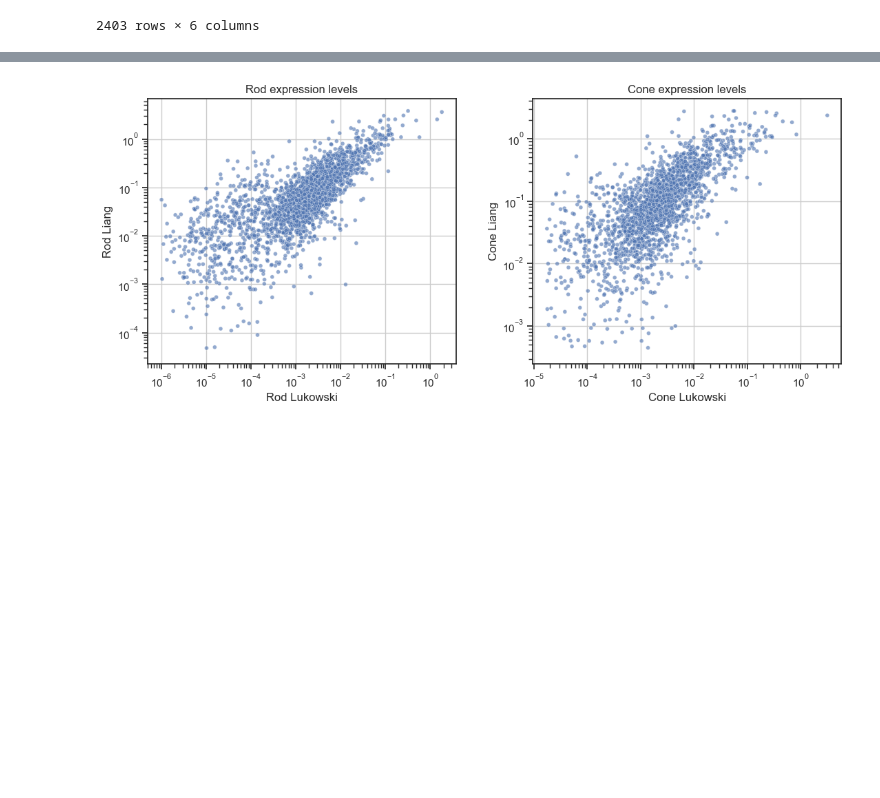
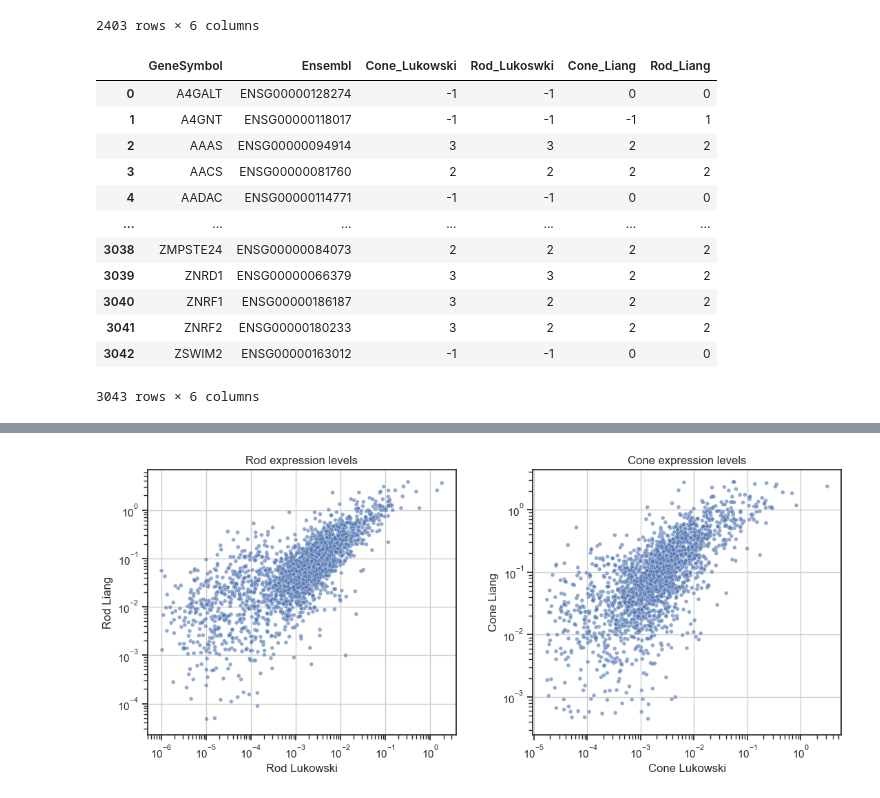
Before and after one commit to stellaprins/Human1_RPE-PR, a Jupyter notebook: jupyter/RPE-PR/finished analyses/compare_Liang_Lukowski_expression_data.ipynb, the cells around one changed output, grey strips where cells are left out. Drawn from its saved outputs; the diff is of its cells as text; code cells hidden in the pictures; blank space fills up the shorter version.

```diff
--- a/jupyter/RPE-PR/finished analyses/compare_Liang_Lukowski_expression_data.ipynb
+++ b/jupyter/RPE-PR/finished analyses/compare_Liang_Lukowski_expression_data.ipynb
@@ -35,6 +35,44 @@ Lukowski_Liang_expr_nonNaN
 | 3040 | ZNRF1 | ENSG00000186187 | 0.021722 | 0.000249 | 0.101025 | 0.041969 |
 | 3041 | ZNRF2 | ENSG00000180233 | 0.007478 | 0.000056 | 0.074184 | 0.023805 |
 2403 rows × 6 columns
+# %%
+def discretize_data(df):
+    import numpy as np
+    import pandas as pd
+    df_discretized = df.copy(deep=True)
+    for c in df.columns[2:]:
+        q25 = df_discretized[c].quantile([0.25]).values[0]
+        q75 = df_discretized[c].quantile([0.75]).values[0]
+        m1 = df_discretized.loc[:,c]<.00001
+        m2 = df_discretized.loc[:,c].between(.00001, q25)
+        m3 = df_discretized.loc[:,c].between(q25, q75)
+        m4 = df_discretized.loc[:,c]> q75
+        m5 = df_discretized.loc[:,c].isna()
+        df_discretized[c] = np.select([m1, m2, m3, m4, m5], [-1,1,2,3,0], default=None)
+    return df_discretized
+
+Lukowski_exp_discretized = discretize_data(Lukowski_expr)
+# remove rows that have nan for ensemble col
+Lukowski_exp_discretized = Lukowski_exp_discretized[Lukowski_exp_discretized['Ensembl'].notna()]
+Liang_expr_discretized  = discretize_data(Liang_expr)
+# merge Lukowski and Liang dfs
+Lukowski_Liang_expr_discretized = pd.merge(Lukowski_exp_discretized,Liang_expr_discretized, \
+    on=['GeneSymbol','Ensembl'], how='inner')
+Lukowski_Liang_expr_discretized
+# %% [output]
+|  | GeneSymbol | Ensembl | Cone_Lukowski | Rod_Lukoswki | Cone_Liang | Rod_Liang |
+| 0 | A4GALT | ENSG00000128274 | -1 | -1 | 0 | 0 |
+| 1 | A4GNT | ENSG00000118017 | -1 | -1 | -1 | 1 |
+| 2 | AAAS | ENSG00000094914 | 3 | 3 | 2 | 2 |
+| 3 | AACS | ENSG00000081760 | 2 | 2 | 2 | 2 |
+| 4 | AADAC | ENSG00000114771 | -1 | -1 | 0 | 0 |
+| ... | ... | ... | ... | ... | ... | ... |
+| 3038 | ZMPSTE24 | ENSG00000084073 | 2 | 2 | 2 | 2 |
+| 3039 | ZNRD1 | ENSG00000066379 | 3 | 3 | 2 | 2 |
+| 3040 | ZNRF1 | ENSG00000186187 | 3 | 2 | 2 | 2 |
+| 3041 | ZNRF2 | ENSG00000180233 | 3 | 2 | 2 | 2 |
+| 3042 | ZSWIM2 | ENSG00000163012 | -1 | -1 | 0 | 0 |
+3043 rows × 6 columns
 # %%
 import seaborn as sns
 # boxplots for Lukowski and Liang rods and cones
```
Also changed, not shown: parts of 10 cells of this notebook.
